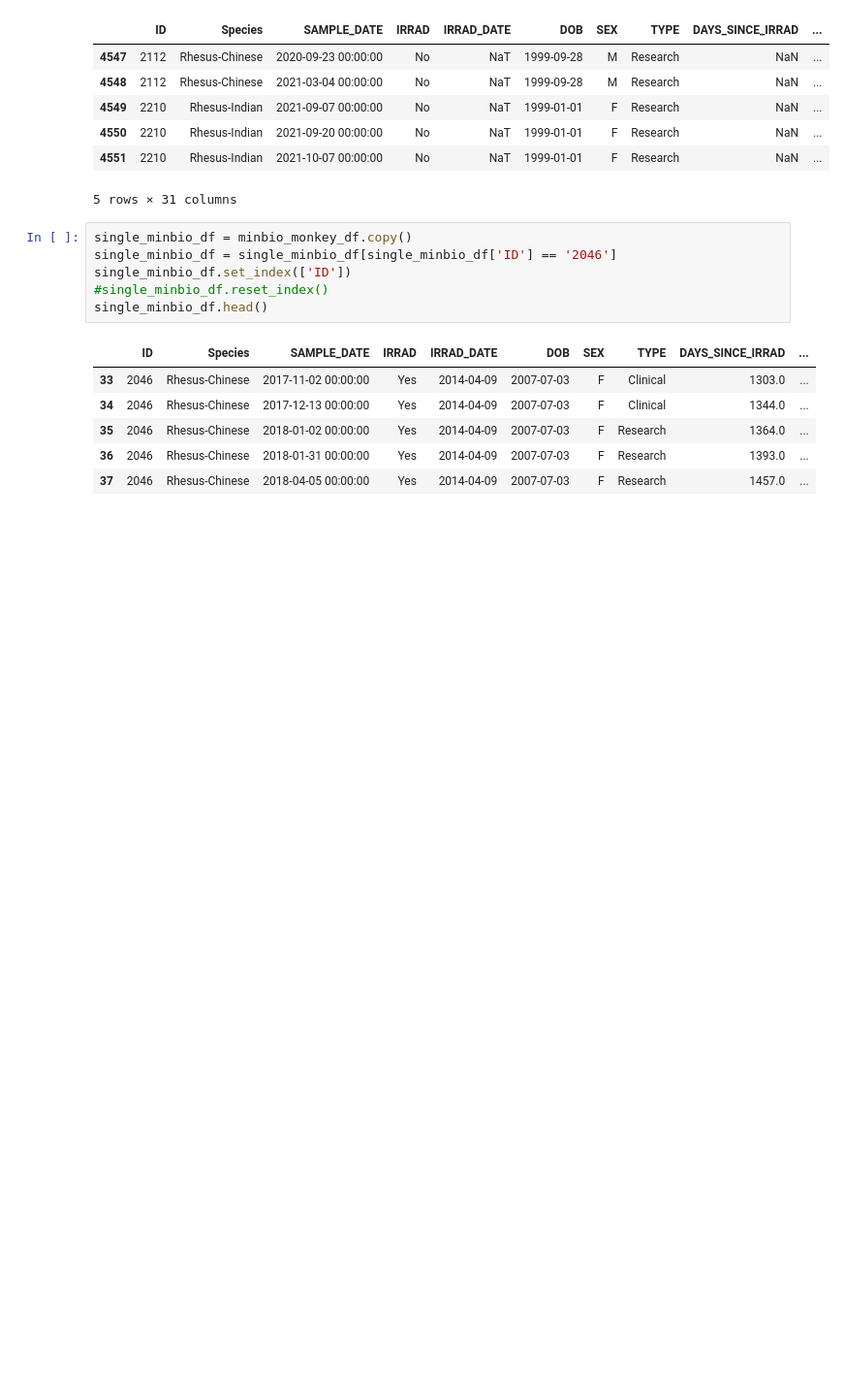
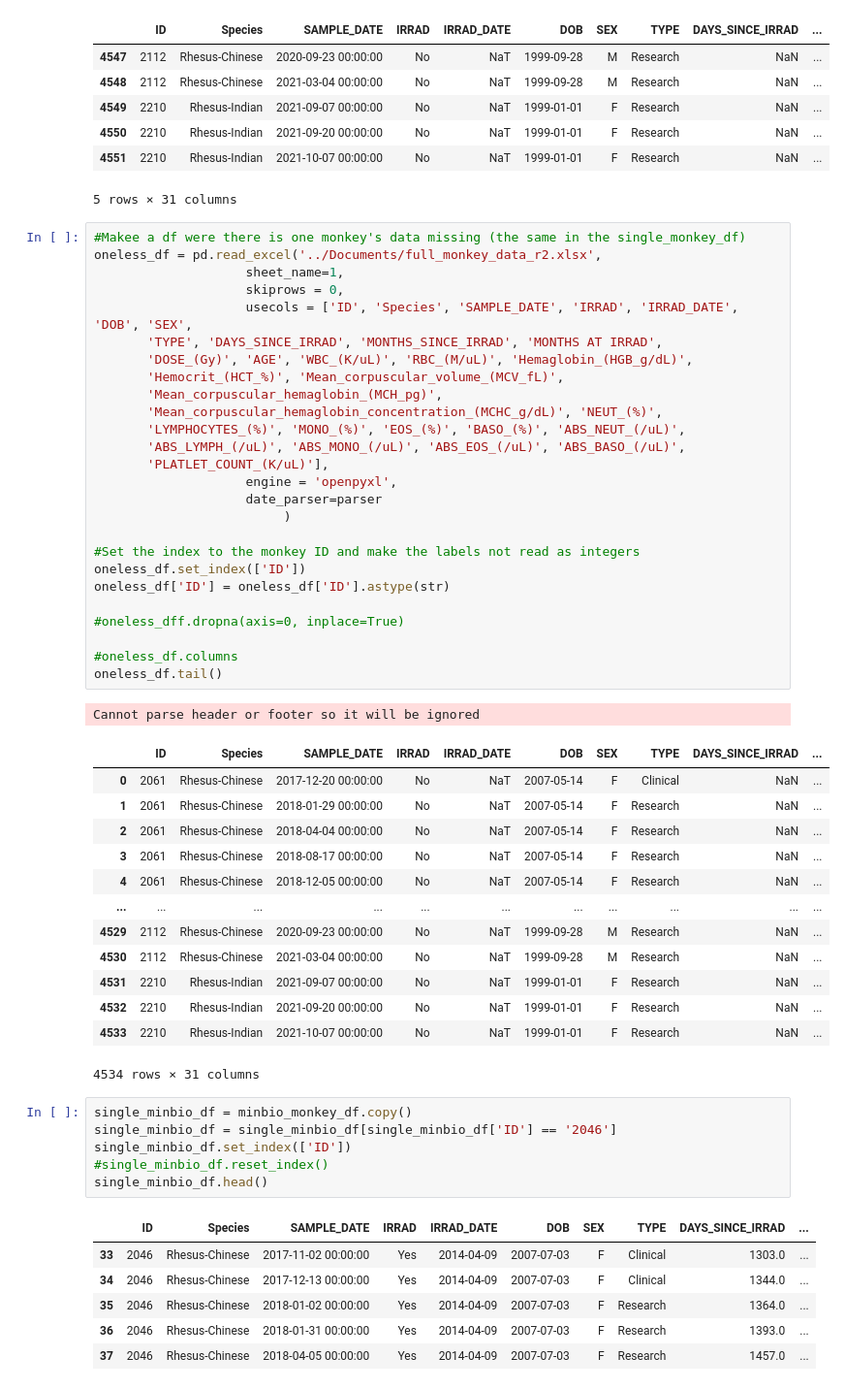
Before and after one commit to aidan-lew/monkey_health, a Jupyter notebook: B_monkeys.ipynb, the cells around one changed output. Shown at 97% size. Saved outputs shown, nothing was run; the diff lists cells and outputs as text; blank space fills up the shorter version.

```diff
--- a/B_monkeys.ipynb
+++ b/B_monkeys.ipynb
@@ -190,6 +190,47 @@ Cannot parse header or footer so it will be ignored
 | 4550 | 2210 | Rhesus-Indian | 2021-09-20 00:00:00 | No | NaT | 1999-01-01 | F | Research | NaN | ... |
 | 4551 | 2210 | Rhesus-Indian | 2021-10-07 00:00:00 | No | NaT | 1999-01-01 | F | Research | NaN | ... |
 5 rows × 31 columns
+# %%
+#Makee a df were there is one monkey's data missing (the same in the single_monkey_df)
+oneless_df = pd.read_excel('../Documents/full_monkey_data_r2.xlsx',
+                    sheet_name=1,
+                    skiprows = 0,
+                    usecols = ['ID', 'Species', 'SAMPLE_DATE', 'IRRAD', 'IRRAD_DATE', 'DOB', 'SEX',
+       'TYPE', 'DAYS_SINCE_IRRAD', 'MONTHS_SINCE_IRRAD', 'MONTHS AT IRRAD',
+       'DOSE_(Gy)', 'AGE', 'WBC_(K/uL)', 'RBC_(M/uL)', 'Hemaglobin_(HGB_g/dL)',
+       'Hemocrit_(HCT_%)', 'Mean_corpuscular_volume_(MCV_fL)',
+       'Mean_corpuscular_hemaglobin_(MCH_pg)',
+       'Mean_corpuscular_hemaglobin_concentration_(MCHC_g/dL)', 'NEUT_(%)',
+       'LYMPHOCYTES_(%)', 'MONO_(%)', 'EOS_(%)', 'BASO_(%)', 'ABS_NEUT_(/uL)',
+       'ABS_LYMPH_(/uL)', 'ABS_MONO_(/uL)', 'ABS_EOS_(/uL)', 'ABS_BASO_(/uL)',
+       'PLATLET_COUNT_(K/uL)'],
+                    engine = 'openpyxl',
+                    date_parser=parser
+                         )
+
+#Set the index to the monkey ID and make the labels not read as integers
+oneless_df.set_index(['ID'])
+oneless_df['ID'] = oneless_df['ID'].astype(str)
+
+#oneless_dff.dropna(axis=0, inplace=True)
+
+#oneless_df.columns
+oneless_df.tail()
+# %% [output]
+Cannot parse header or footer so it will be ignored
+|  | ID | Species | SAMPLE_DATE | IRRAD | IRRAD_DATE | DOB | SEX | TYPE | DAYS_SINCE_IRRAD | ... |
+| 0 | 2061 | Rhesus-Chinese | 2017-12-20 00:00:00 | No | NaT | 2007-05-14 | F | Clinical | NaN | ... |
+| 1 | 2061 | Rhesus-Chinese | 2018-01-29 00:00:00 | No | NaT | 2007-05-14 | F | Research | NaN | ... |
+| 2 | 2061 | Rhesus-Chinese | 2018-04-04 00:00:00 | No | NaT | 2007-05-14 | F | Research | NaN | ... |
+| 3 | 2061 | Rhesus-Chinese | 2018-08-17 00:00:00 | No | NaT | 2007-05-14 | F | Research | NaN | ... |
+| 4 | 2061 | Rhesus-Chinese | 2018-12-05 00:00:00 | No | NaT | 2007-05-14 | F | Research | NaN | ... |
+| ... | ... | ... | ... | ... | ... | ... | ... | ... | ... | ... |
+| 4529 | 2112 | Rhesus-Chinese | 2020-09-23 00:00:00 | No | NaT | 1999-09-28 | M | Research | NaN | ... |
+| 4530 | 2112 | Rhesus-Chinese | 2021-03-04 00:00:00 | No | NaT | 1999-09-28 | M | Research | NaN | ... |
+| 4531 | 2210 | Rhesus-Indian | 2021-09-07 00:00:00 | No | NaT | 1999-01-01 | F | Research | NaN | ... |
+| 4532 | 2210 | Rhesus-Indian | 2021-09-20 00:00:00 | No | NaT | 1999-01-01 | F | Research | NaN | ... |
+| 4533 | 2210 | Rhesus-Indian | 2021-10-07 00:00:00 | No | NaT | 1999-01-01 | F | Research | NaN | ... |
+4534 rows × 31 columns
 # %%
 single_minbio_df = minbio_monkey_df.copy()
 single_minbio_df = single_minbio_df[single_minbio_df['ID'] == '2046']
```
Also changed, not shown: parts of 14 cells of this notebook.
